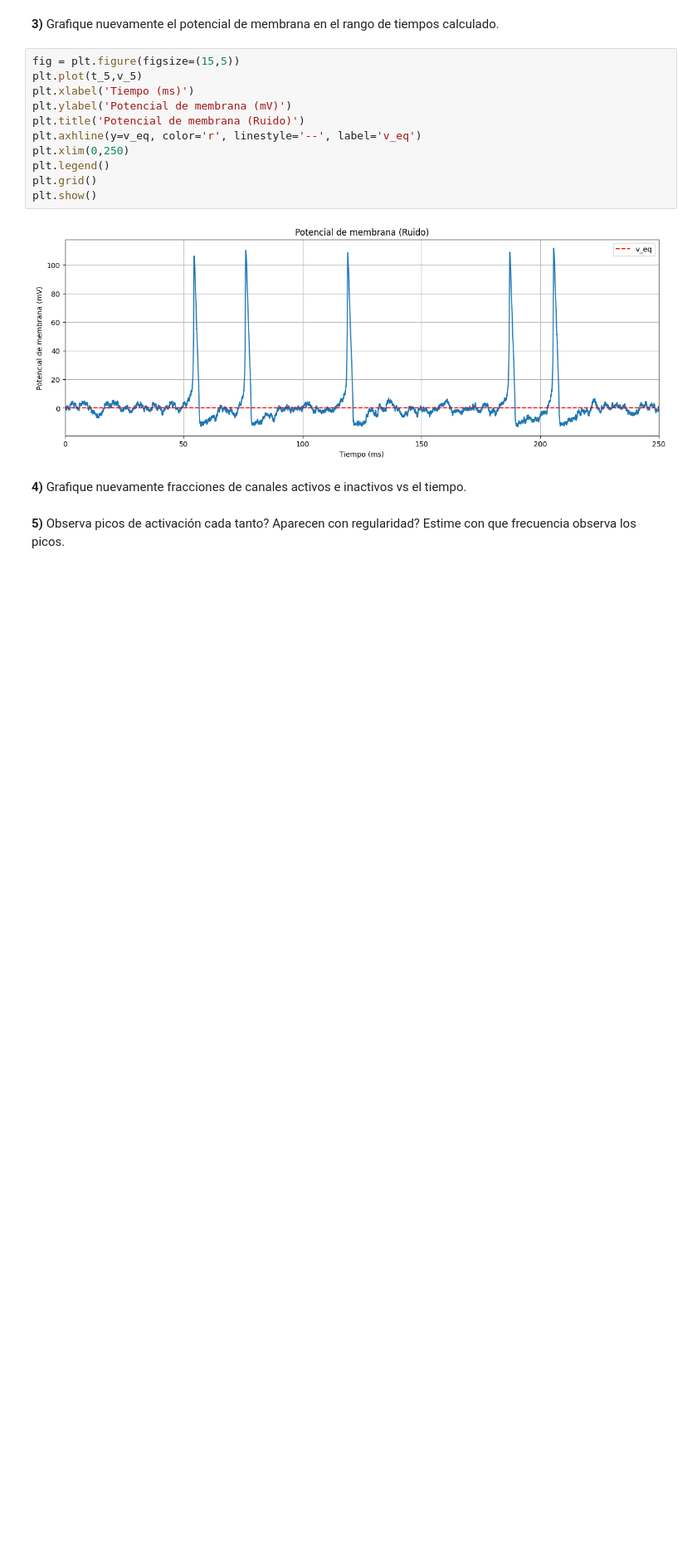
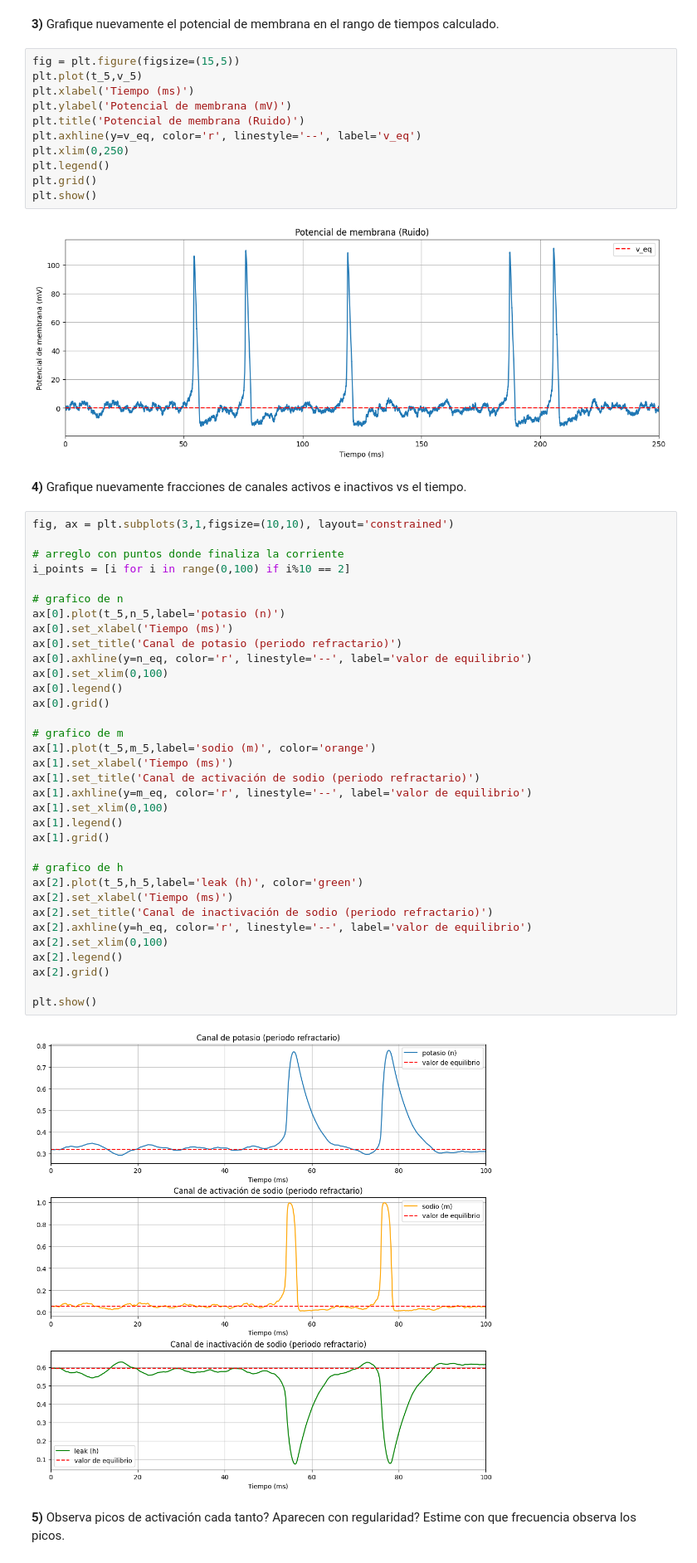
Before and after one commit to AdolfoBanchio/Modelo-Hodgkin-y-Huxley, a Jupyter notebook: redes_neuronales_2024_guia_8.ipynb, the cells around one changed output. Shown at 83% size. Cells and saved outputs as stored; diff of their text form; blank space fills up the shorter version.

Commit message:
graficos ej y

```diff
--- a/redes_neuronales_2024_guia_8.ipynb
+++ b/redes_neuronales_2024_guia_8.ipynb
@@ -787,6 +787,42 @@ plt.show()
 [figure]
 # %% [markdown]
 **4)** Grafique nuevamente fracciones de canales activos e inactivos vs el tiempo.
+# %%
+fig, ax = plt.subplots(3,1,figsize=(10,10), layout='constrained')
+
+# arreglo con puntos donde finaliza la corriente
+i_points = [i for i in range(0,100) if i%10 == 2]
+
+# grafico de n
+ax[0].plot(t_5,n_5,label='potasio (n)')
+ax[0].set_xlabel('Tiempo (ms)')
+ax[0].set_title('Canal de potasio (periodo refractario)')
+ax[0].axhline(y=n_eq, color='r', linestyle='--', label='valor de equilibrio')
+ax[0].set_xlim(0,100)
+ax[0].legend()
+ax[0].grid()
+
+# grafico de m
+ax[1].plot(t_5,m_5,label='sodio (m)', color='orange')
+ax[1].set_xlabel('Tiempo (ms)')
+ax[1].set_title('Canal de activación de sodio (periodo refractario)')
+ax[1].axhline(y=m_eq, color='r', linestyle='--', label='valor de equilibrio')
+ax[1].set_xlim(0,100)
+ax[1].legend()
+ax[1].grid()
+
+# grafico de h
+ax[2].plot(t_5,h_5,label='leak (h)', color='green')
+ax[2].set_xlabel('Tiempo (ms)')
+ax[2].set_title('Canal de inactivación de sodio (periodo refractario)')
+ax[2].axhline(y=h_eq, color='r', linestyle='--', label='valor de equilibrio')
+ax[2].set_xlim(0,100)
+ax[2].legend()
+ax[2].grid()
+
+plt.show()
+# %% [output]
+[figure, added]
 # %% [markdown]
 
 **5)** Observa picos de activación cada tanto? Aparecen con regularidad? Estime con que frecuencia observa los picos.
```
